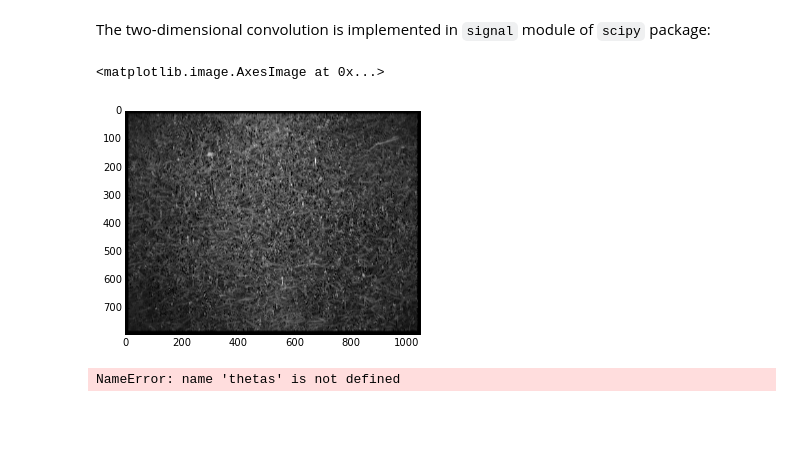
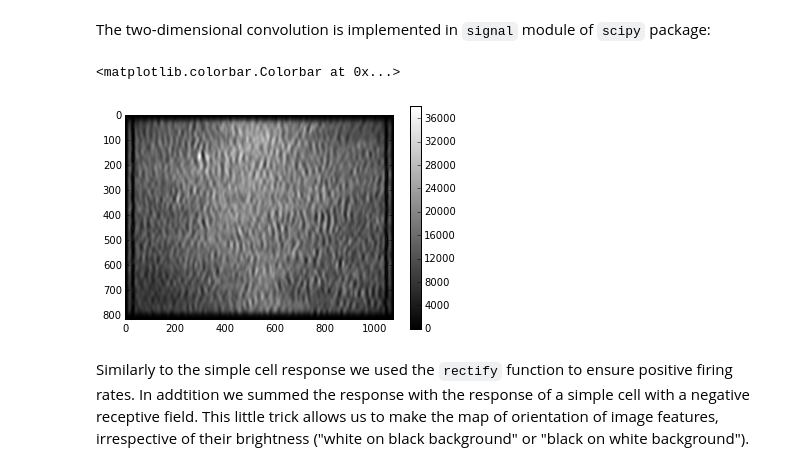
Before and after one commit to btel/python-in-neuroscience-tutorials, a Jupyter notebook: receptive_fields_models.ipynb, the cells around one changed output. Saved outputs shown, nothing was run; the diff lists cells and outputs as text; code cells hidden in the pictures; blank space fills up the shorter version.

```diff
--- a/receptive_fields_models.ipynb
+++ b/receptive_fields_models.ipynb
@@ -156,11 +156,14 @@ Python offers several ways to obtain this abstraction, one of them being **closu
 
 Here is the implementation:
 # %%
+def rectify(x):
+    return x * (x > 0)
+
 def simple_cell_model(receptive_field, baseline_rate, dxy):
     dx, dy = dxy
     def _response(stim):
         r = np.sum(stim * receptive_field) * dx * dy + baseline_rate
-        return r * (r>0)
+        return rectify(r)
     return _response
 # %% [markdown]
 **Comments**:
@@ -402,0 +398,5 @@ plt.imshow(W_reduced, interpolation='nearest')
+# %%
+YY_ds, XX_ds = np.mgrid[xmin:xmax:dx*20, ymin:ymax:dy*20]
+W_ds = rf_ampl * receptive_field(XX_ds, YY_ds, rf_angle, rf_width * 4, rf_height * 2)
+plt.imshow(W_ds, interpolation='nearest')
+plt.gray()
@@ -404,20 +406,26 @@ plt.imshow(W_reduced, interpolation='nearest')
 The two-dimensional convolution is implemented in `signal` module of `scipy` package:
 # %%
 from scipy import signal
-map_response = np.abs(signal.convolve2d(im, W_reduced))
+def simple_cell_map(im, W):
+    conv = signal.convolve2d(im, W)
+    map_response = rectify(conv) + rectify(-conv)
+    return map_response
+map_response = simple_cell_map(im, W_ds)
 plt.imshow(map_response)
+plt.colorbar()
 # %% [output]
-<matplotlib.image.AxesImage at 0x...>
+<matplotlib.colorbar.Colorbar at 0x...>
-[figure, old version]
+[figure, new version]
+# %% [markdown]
+Similarly to the simple cell response we used the `rectify` function to ensure positive firing rates. In addtition we summed the response with the response of a simple cell with a negative receptive field. This little trick allows us to make the map of orientation of image features, irrespective of their brightness ("white on black background" or "black on white background").
 # %%
 phi = 0
-for theta in thetas[:-1]:
-    W = gabor(XX, YY, theta, 0.05, 0.05, 0.1, 0)
-    c = np.abs(signal.convolve2d(im, W))
+thetas = np.linspace(0, np.pi, 4)[:-1]
+for theta in thetas:
+    W_ds = receptive_field(XX_ds, YY_ds, theta, rf_width * 4, rf_height * 2)
+    c = simple_cell_map(im, W_ds)
     phi = phi + c * np.exp(2j*theta)
 angles = np.angle(phi)
-# %% [output]
-NameError: name 'thetas' is not defined
 # %%
 strength = np.abs(phi)
 angles = np.angle(phi)
```
Also changed, not shown: parts of 9 cells of this notebook.
